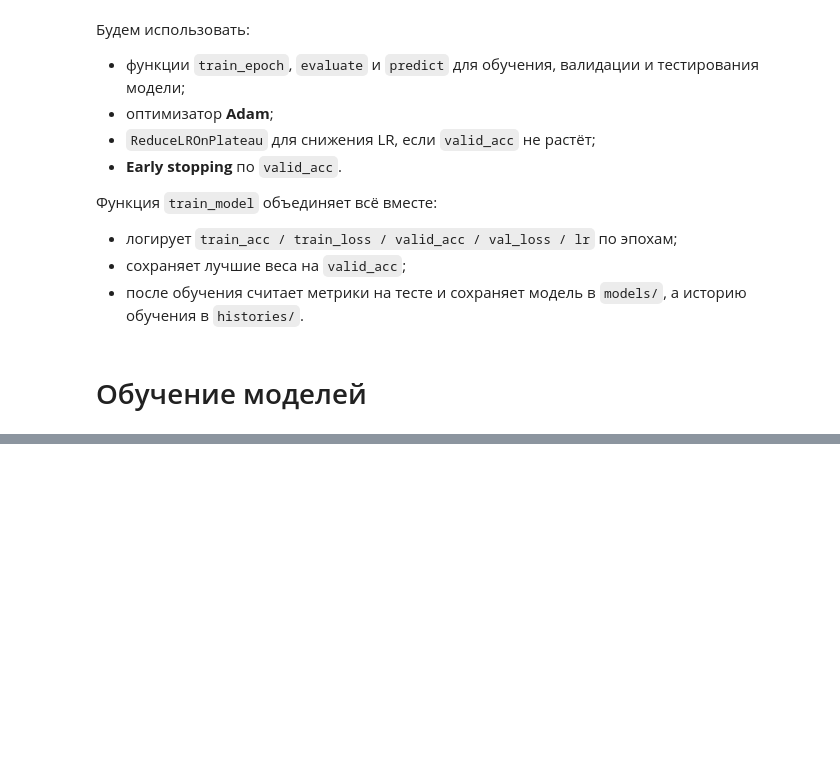
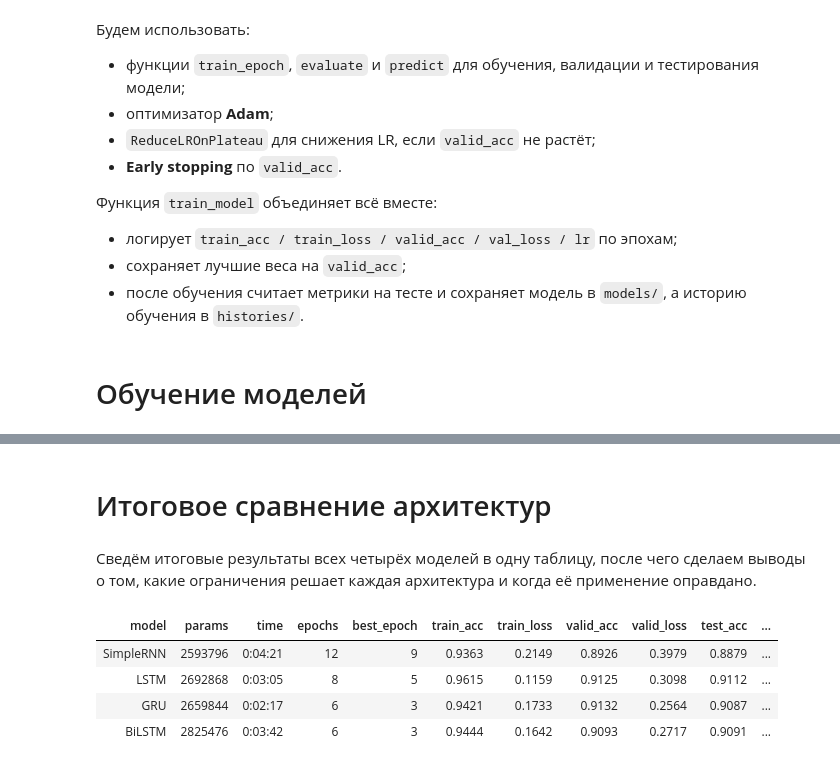
Before and after one commit to sosnovskiim/MachineLearning, a Jupyter notebook: Курс 4 - Интеллектуальные системы поддержки/3. Последовательные модели обработки текста в PyTorch/task3_pytorch_lstm/work/3. Последовательные модели обработки текста в PyTorch.ipynb, the cells around one changed output, grey strips where cells are left out. Drawn from its saved outputs; the diff is of its cells as text; code cells hidden in the pictures; blank space fills up the shorter version.

```diff
--- a/Курс 4 - Интеллектуальные системы поддержки/3. Последовательные модели обработки текста в PyTorch/task3_pytorch_lstm/work/3. Последовательные модели обработки текста в PyTorch.ipynb
+++ b/Курс 4 - Интеллектуальные системы поддержки/3. Последовательные модели обработки текста в PyTorch/task3_pytorch_lstm/work/3. Последовательные модели обработки текста в PyTorch.ipynb
@@ -1160,21 +1195,0 @@ Epoch  5/5 (31s) - train_acc: 0.9754 - train_loss: 0.0846 - valid_acc: 0.8427 -
-# %%
-model_names = [MODEL_RNN, MODEL_LSTM, MODEL_GRU, MODEL_BILSTM]
-
-# тоже временная ячейка
-
-debug_summary = []
-
-for model_name in model_names:
-    h = load_history(model_name)
-    debug_summary.append({
-        "Модель": model_name,
-        "Параметров": h["trainable_params"],
-        "Эпох": len(h["train_accs"]),
-        "Best epoch": h["best_epoch"],
-        "Best valid acc": round(max(h["valid_accs"]), 4),
-        "Test acc": round(h["test_acc"], 4),
-        "Время": h["elapsed_time"],
-    })
-
-debug_summary_df = pd.DataFrame(debug_summary)
-debug_summary_df.style.hide(axis="index")
@@ -1186,0 +1436,33 @@ debug_summary_df.style.hide(axis="index")
+# %% [markdown]
+# Итоговое сравнение архитектур
+# %% [markdown]
+Сведём итоговые результаты всех четырёх моделей в одну таблицу, после чего сделаем выводы о том, какие ограничения решает каждая архитектура и когда её применение оправдано.
+# %%
+results_list = []
+
+for model_name in model_classes:
+    history = load_history(model_name)
+    best_epoch = history["best_epoch"]
+
+    results_list.append({
+        "model": model_name,
+        "params": history["trainable_params"],
+        "time": history["elapsed_time"],
+        "epochs": len(history["train_accs"]),
+        "best_epoch": best_epoch,
+        "train_acc": f"{history["train_accs"][best_epoch - 1]:.4f}",
+        "train_loss": f"{history["train_losses"][best_epoch - 1]:.4f}",
+        "valid_acc": f"{history["valid_accs"][best_epoch - 1]:.4f}",
+        "valid_loss": f"{history["valid_losses"][best_epoch - 1]:.4f}",
+        "test_acc": f"{history["test_acc"]:.4f}",
+        "test_loss": f"{history["test_loss"]:.4f}",
+    })
+
+results_df = pd.DataFrame(results_list)
+results_df.style.hide(axis="index")
+# %% [output]
+| model | params | time | epochs | best_epoch | train_acc | train_loss | valid_acc | valid_loss | test_acc | ... |
+| SimpleRNN | 2593796 | 0:04:21 | 12 | 9 | 0.9363 | 0.2149 | 0.8926 | 0.3979 | 0.8879 | ... |
+| LSTM | 2692868 | 0:03:05 | 8 | 5 | 0.9615 | 0.1159 | 0.9125 | 0.3098 | 0.9112 | ... |
+| GRU | 2659844 | 0:02:17 | 6 | 3 | 0.9421 | 0.1733 | 0.9132 | 0.2564 | 0.9087 | ... |
+| BiLSTM | 2825476 | 0:03:42 | 6 | 3 | 0.9444 | 0.1642 | 0.9093 | 0.2717 | 0.9091 | ... |
```
Also changed, not shown: parts of 33 cells of this notebook.
